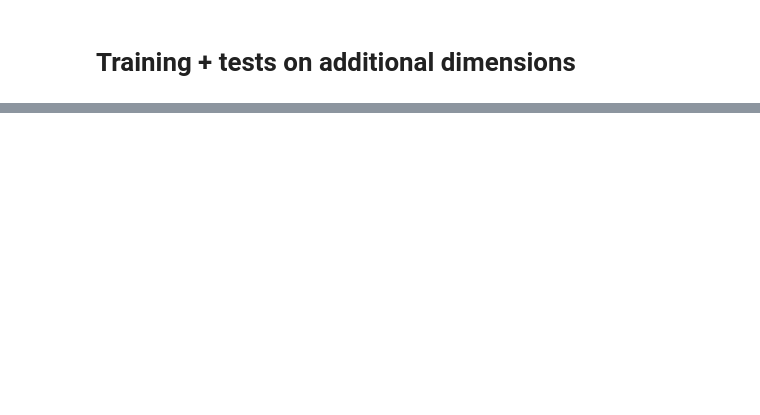
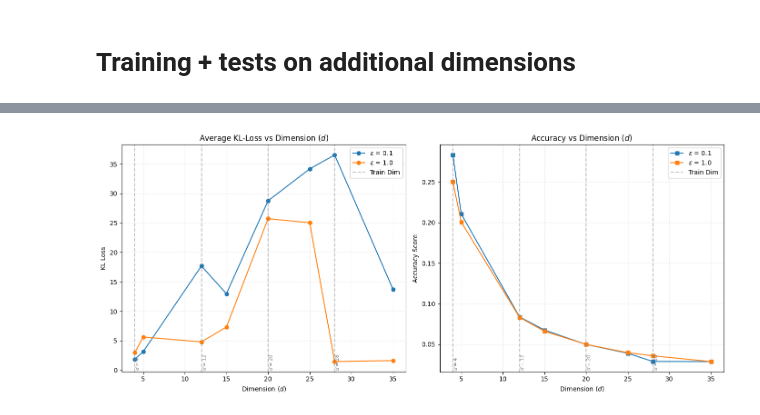
Before and after one commit to Michozord/Jordan_Transformer, a Jupyter notebook: sandbox/Jordan8.ipynb, the cells around one changed output, grey strips where cells are left out. Saved outputs shown, nothing was run; the diff lists cells and outputs as text; code cells hidden in the pictures; blank space fills up the shorter version.

```diff
--- a/sandbox/Jordan8.ipynb
+++ b/sandbox/Jordan8.ipynb
@@ -319,0 +451,4 @@ visualize_test_results(d, f"sandbox/jordan8_results/results_28.json")
+# %%
+plot_model_results('./sandbox/jordan8_results', [0.1, 1.0], pretrained_dimensions)
+# %% [output]
+[figure, added]
```
Also changed, not shown: parts of 11 cells of this notebook, 12 other files.
